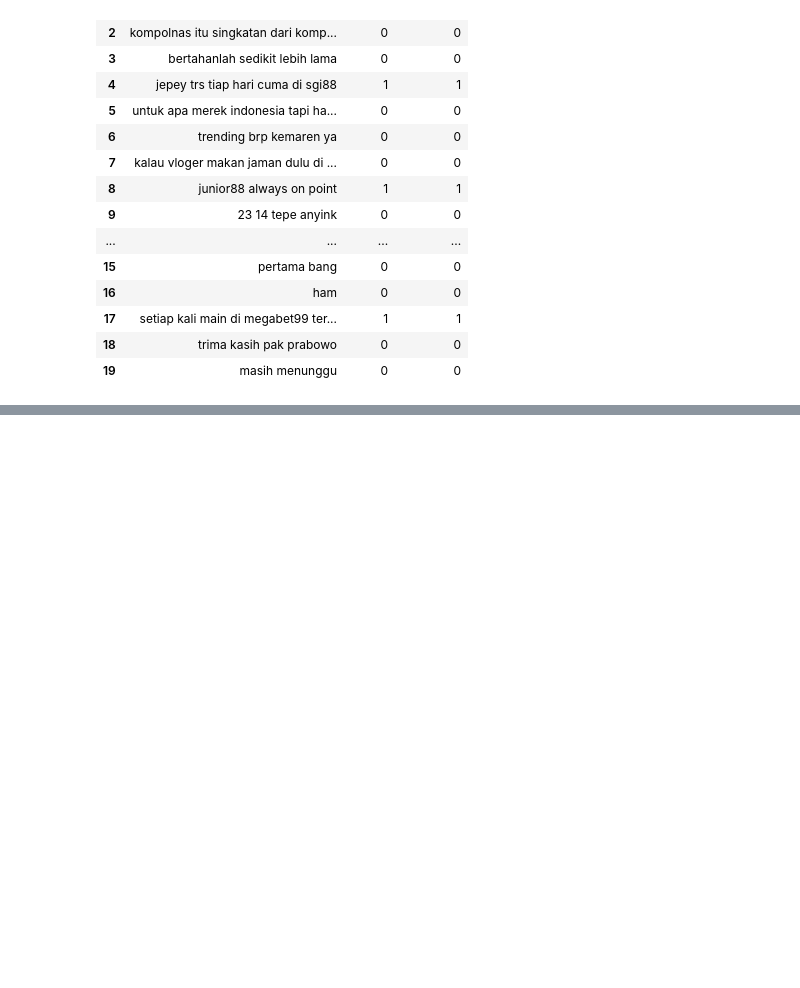
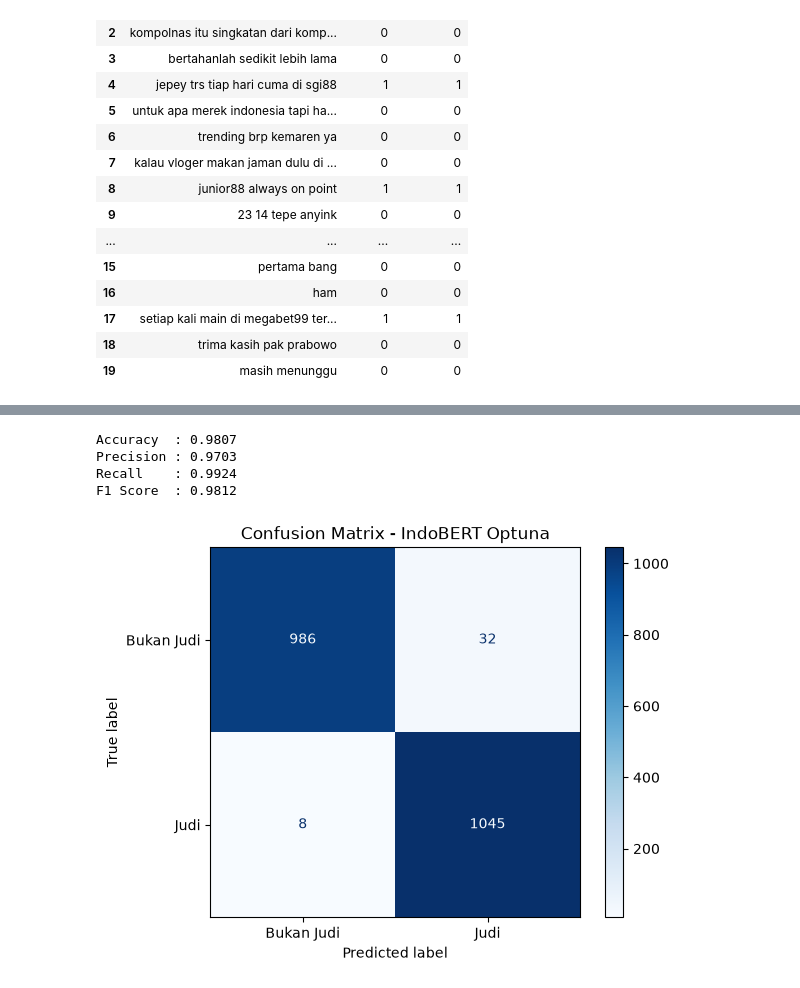
Before and after one commit to Ikryz7/skripsi-xai-judi-online, a Jupyter notebook: notebook/03_evaluation.ipynb, the cells around one changed output, grey strips where cells are left out. Cells and saved outputs as stored; diff of their text form; code cells hidden in the pictures; blank space fills up the shorter version.

```diff
--- a/notebook/03_evaluation.ipynb
+++ b/notebook/03_evaluation.ipynb
@@ -415,0 +529,66 @@ result.head(20)
+# %%
+optuna_accuracy = accuracy_score(
+    optuna_true_labels,
+    optuna_predictions
+)
+
+optuna_precision = precision_score(
+    optuna_true_labels,
+    optuna_predictions
+)
+
+optuna_recall = recall_score(
+    optuna_true_labels,
+    optuna_predictions
+)
+
+optuna_f1 = f1_score(
+    optuna_true_labels,
+    optuna_predictions
+)
+
+print(f"Accuracy  : {optuna_accuracy:.4f}")
+print(f"Precision : {optuna_precision:.4f}")
+print(f"Recall    : {optuna_recall:.4f}")
+print(f"F1 Score  : {optuna_f1:.4f}")
+# %% [output]
+Accuracy  : 0.9807
+Precision : 0.9703
+Recall    : 0.9924
+F1 Score  : 0.9812
+# %%
+optuna_cm = confusion_matrix(
+    optuna_true_labels,
+    optuna_predictions
+)
+
+disp = ConfusionMatrixDisplay(
+
+    confusion_matrix=optuna_cm,
+
+    display_labels=[
+
+        "Bukan Judi",
+
+        "Judi"
+
+    ]
+
+)
+
+disp.plot(
+    cmap="Blues",
+    values_format="d"
+)
+
+plt.title("Confusion Matrix - IndoBERT Optuna")
+
+plt.savefig(
+    "../output/confusion_matrix_optuna.png",
+    dpi=300,
+    bbox_inches="tight"
+)
+
+plt.show()
+# %% [output]
+[figure, added]
```
Also changed, not shown: parts of 7 cells of this notebook, 14 other files.
